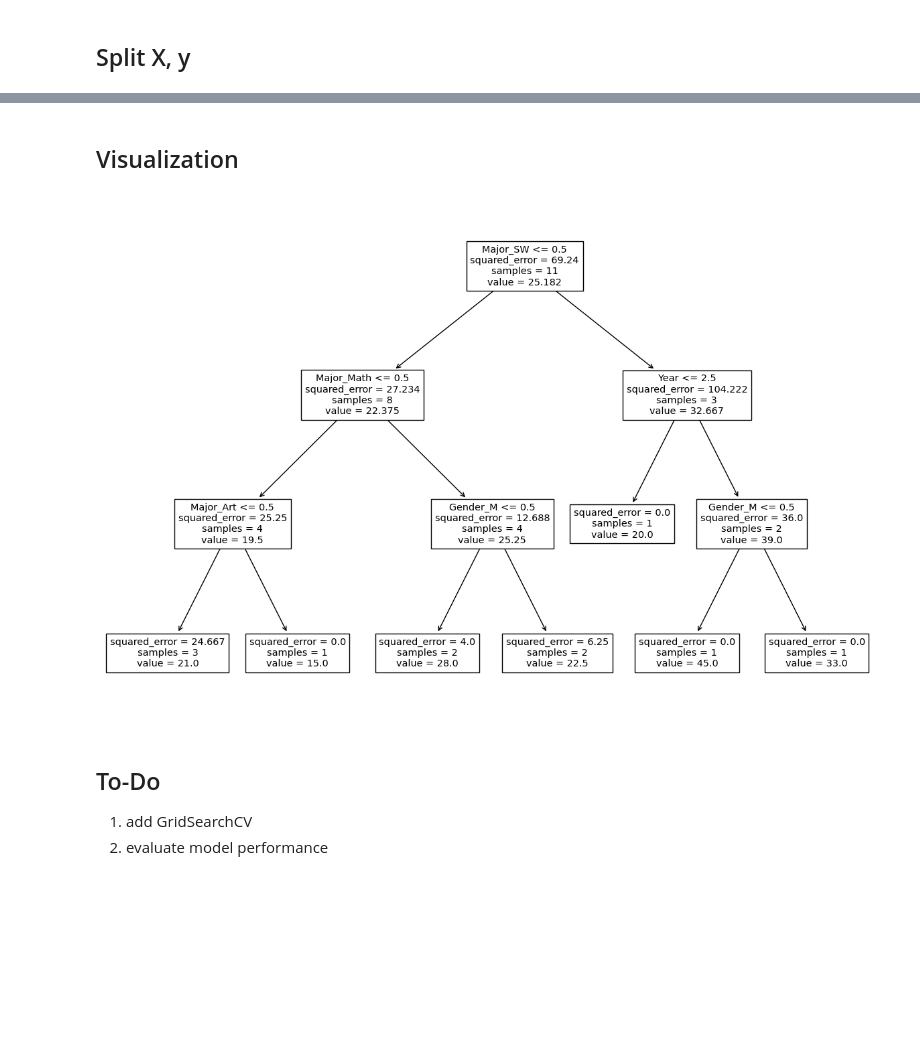
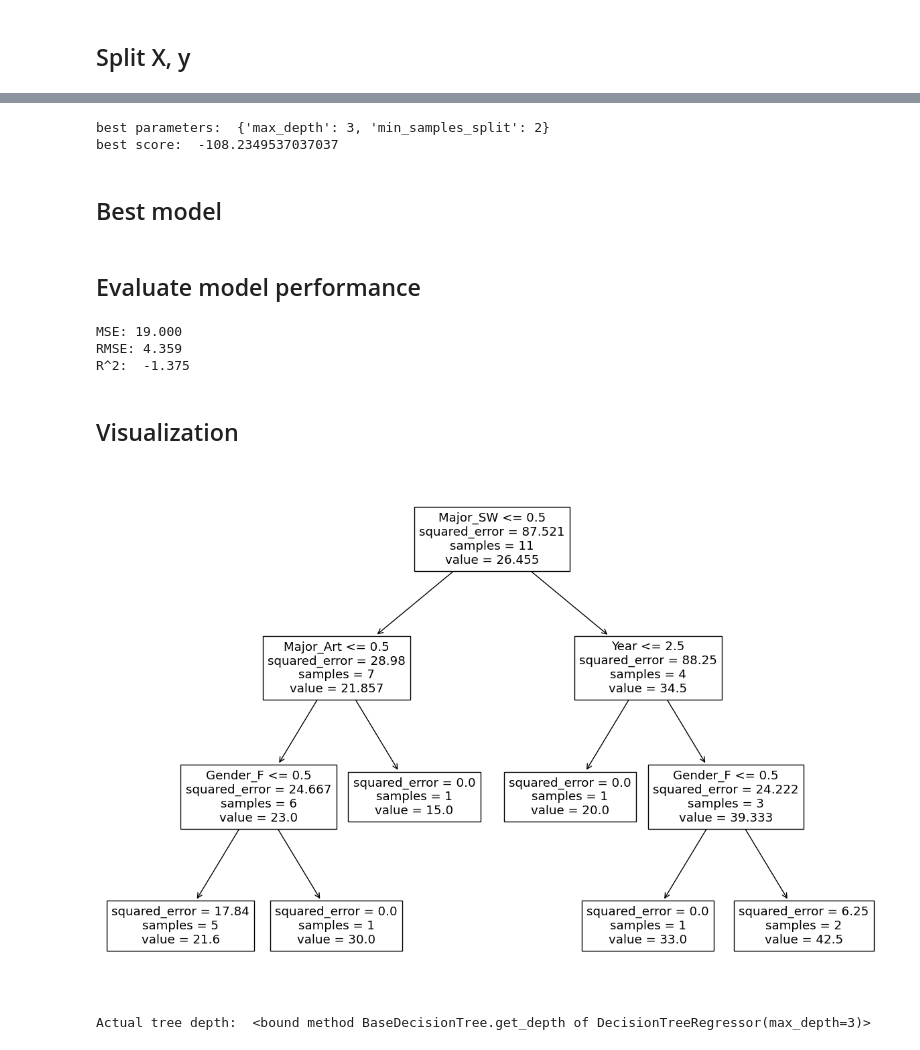
Before and after one commit to Sirius912/Machine_Learning, a Jupyter notebook: Decision_Tree_Regression/Decision_Tree_Regression.ipynb, the cells around one changed output, grey strips where cells are left out. Saved outputs shown, nothing was run; the diff lists cells and outputs as text; code cells hidden in the pictures; blank space fills up the shorter version.

```diff
--- a/Decision_Tree_Regression/Decision_Tree_Regression.ipynb
+++ b/Decision_Tree_Regression/Decision_Tree_Regression.ipynb
@@ -70,18 +88,42 @@ x_train, x_test, y_train, y_test = train_test_split(X, y, test_size=0.2, shuffle
+# %%
+model = DecisionTreeRegressor()
+
+param_grid = {'max_depth': [2,3,4,5,6],
+              'min_samples_split': [2,3,4]}
+
+grid_search = GridSearchCV(model, param_grid, cv=5, scoring='neg_mean_squared_error')
+grid_search.fit(x_train, y_train)
+
+print('best parameters: ', grid_search.best_params_)
+print('best score: ', grid_search.best_score_)
+# %% [output]
+best parameters:  {'max_depth': 3, 'min_samples_split': 2}
+best score:  -108.2349537037037
+# %% [markdown]
+## Best model
 # %%
-model = DecisionTreeRegressor(
-    max_depth=5,
-    random_state=912)
-model.fit(x_train, y_train)
-y_pred = model.predict(x_test)
+best_model = grid_search.best_estimator_
+best_model.fit(x_train, y_train)
+
+y_pred = best_model.predict(x_test)
+# %% [markdown]
+## Evaluate model performance
+# %%
+MSE = mean_squared_error(y_test, y_pred)
+print('MSE: %.3f' %MSE)
+print('RMSE: %.3f' %np.sqrt(MSE))
+print('R^2: ', r2_score(y_test, y_pred))
+# %% [output]
+MSE: 19.000
+RMSE: 4.359
+R^2:  -1.375
 # %% [markdown]
 ## Visualization
 # %%
 fig = plt.figure(figsize=(15, 10))
-plot_tree(model, feature_names=X.columns)
+plot_tree(best_model, feature_names=X.columns)
 plt.show()
+print('Actual tree depth: ', best_model.get_depth)
 # %% [output]
-[figure, old version]
+[figure, new version]
+Actual tree depth:  <bound method BaseDecisionTree.get_depth of DecisionTreeRegressor(max_depth=3)>
-# %% [markdown]
-## To-Do
-1. add GridSearchCV
-2. evaluate model performance
```
Also changed, not shown: parts of 7 cells of this notebook.
